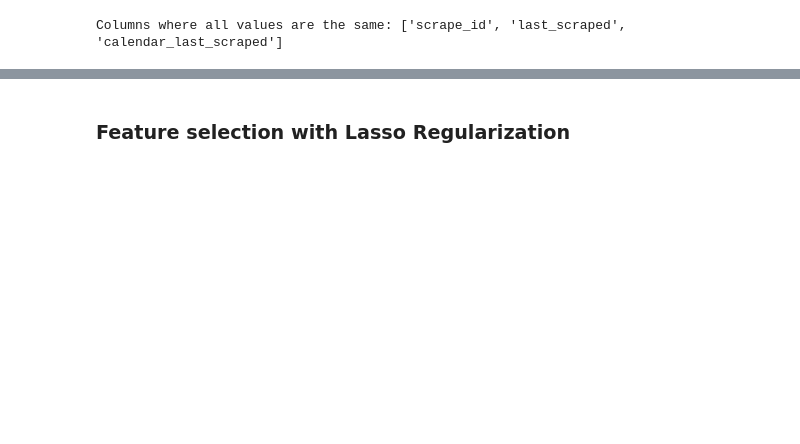
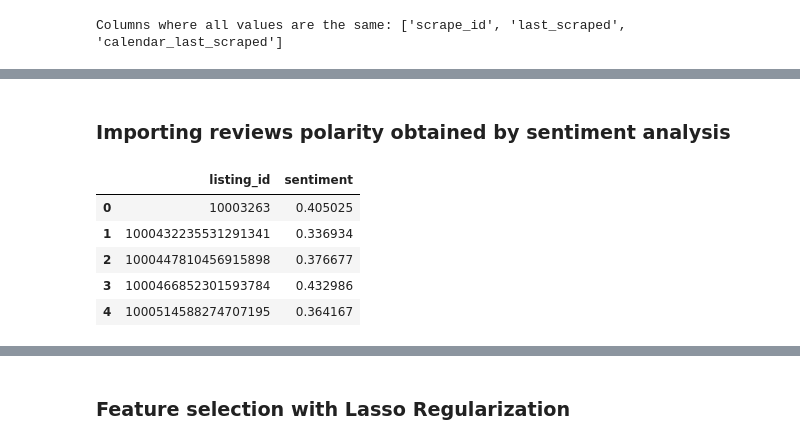
Before and after one commit to christianp12/Data-Driven-Exploration-of-Airbnb-Listings-Price, a Jupyter notebook: listings preprocessing.ipynb, the cells around one changed output, grey strips where cells are left out. Drawn from its saved outputs; the diff is of its cells as text; code cells hidden in the pictures; blank space fills up the shorter version.

```diff
--- a/listings preprocessing.ipynb
+++ b/listings preprocessing.ipynb
@@ -75,5 +123,16 @@ listings = pd.concat([listings.drop(columns=['amenities']), amenities_dummies],
+# %% [markdown]
+<h3>Importing reviews polarity obtained by sentiment analysis</h3>
 # %%
 sentiment = pd.read_csv('sentiment.csv')
+
+sentiment.head()
+# %% [output]
+|  | listing_id | sentiment |
+| 0 | 10003263 | 0.405025 |
+| 1 | 1000432235531291341 | 0.336934 |
+| 2 | 1000447810456915898 | 0.376677 |
+| 3 | 1000466852301593784 | 0.432986 |
+| 4 | 1000514588274707195 | 0.364167 |
 # %%
 listings['id'] = listings['id'].astype(str)
 sentiment['listing_id'] = sentiment['listing_id'].astype(str)
```
Also changed, not shown: parts of 17 cells of this notebook, 3 other files.
